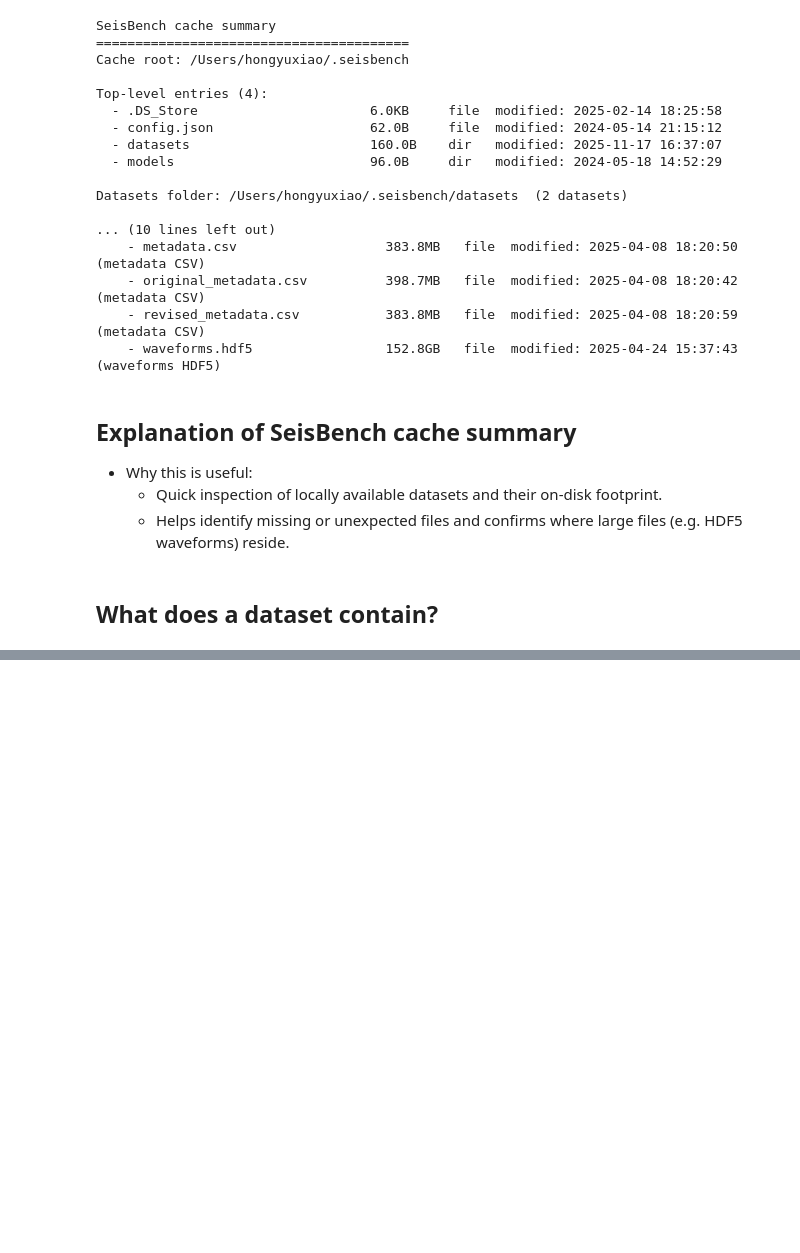
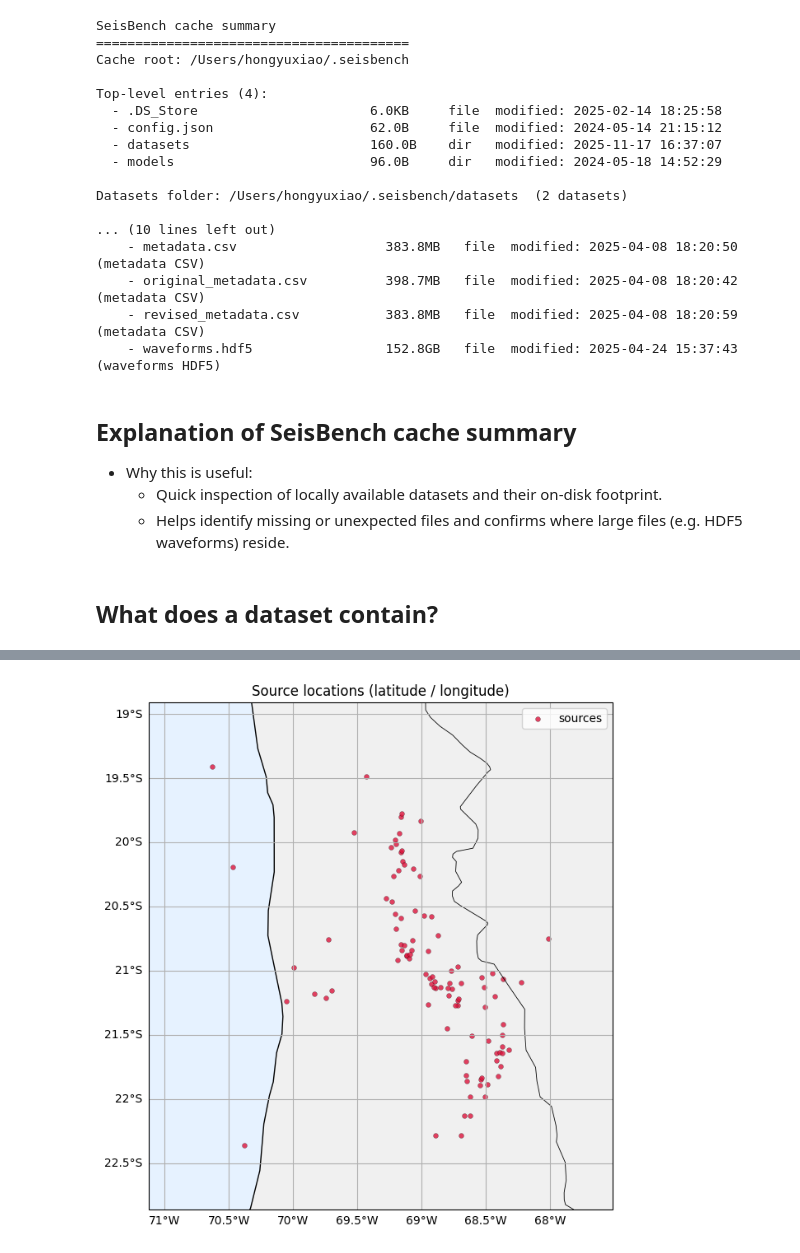
Before and after one commit to Hy-X/seisbench-demos, a Jupyter notebook: notebooks/01_basic_usage.ipynb, the cells around one changed output, grey strips where cells are left out. Drawn from its saved outputs; the diff is of its cells as text; code cells hidden in the pictures; blank space fills up the shorter version.

Commit message:
revise a location plot

```diff
--- a/notebooks/01_basic_usage.ipynb
+++ b/notebooks/01_basic_usage.ipynb
@@ -117,0 +230,51 @@ Datasets folder: /Users/hongyuxiao/.seisbench/datasets  (2 datasets)
+# %%
+import matplotlib.pyplot as plt
+import cartopy.crs as ccrs
+import cartopy.feature as cfeature
+
+# get lon/lat from existing dataframe
+lon = df['source_longitude_deg'].values
+lat = df['source_latitude_deg'].values
+
+# compute extent with a small margin
+lon_min, lon_max = float(lon.min()), float(lon.max())
+lat_min, lat_max = float(lat.min()), float(lat.max())
+lon_rng = max(0.5, 0.1 * (lon_max - lon_min))
+lat_rng = max(0.5, 0.1 * (lat_max - lat_min))
+extent = [lon_min - lon_rng, lon_max + lon_rng, lat_min - lat_rng, lat_max + lat_rng]
+
+fig = plt.figure(figsize=(10, 8))
+ax = fig.add_subplot(1, 1, 1, projection=ccrs.PlateCarree())
+
+# base features
+ax.add_feature(cfeature.LAND.with_scale('50m'), facecolor='#f0f0f0')
+ax.add_feature(cfeature.OCEAN.with_scale('50m'), facecolor='#e6f2ff')
+ax.add_feature(cfeature.COASTLINE.with_scale('50m'))
+ax.add_feature(cfeature.BORDERS.with_scale('50m'), linewidth=0.6)
+
+# rivers (use NaturalEarth high-res if available)
+try:
+    rivers = cfeature.NaturalEarthFeature('physical', 'rivers_lake_centerlines', '10m',
+                                          edgecolor='royalblue', facecolor='none')
+    ax.add_feature(rivers, linewidth=0.6)
+except Exception:
+    # fallback to built-in rivers feature
+    ax.add_feature(cfeature.RIVERS, edgecolor='royalblue', linewidth=0.6)
+
+# plot sources
+sc = ax.scatter(lon, lat, s=18, c='crimson', alpha=0.8, edgecolor='k', linewidth=0.2,
+                transform=ccrs.PlateCarree(), label='sources')
+
+ax.set_extent(extent, crs=ccrs.PlateCarree())
+
+# gridlines and labels
+gl = ax.gridlines(draw_labels=True, dms=False, x_inline=False, y_inline=False)
+gl.top_labels = False
+gl.right_labels = False
+
+ax.set_title("Source locations (latitude / longitude)")
+ax.legend(loc='upper right')
+
+plt.show()
+# %% [output]
+[figure, added]
```
Also changed, not shown: parts of 3 cells of this notebook.
